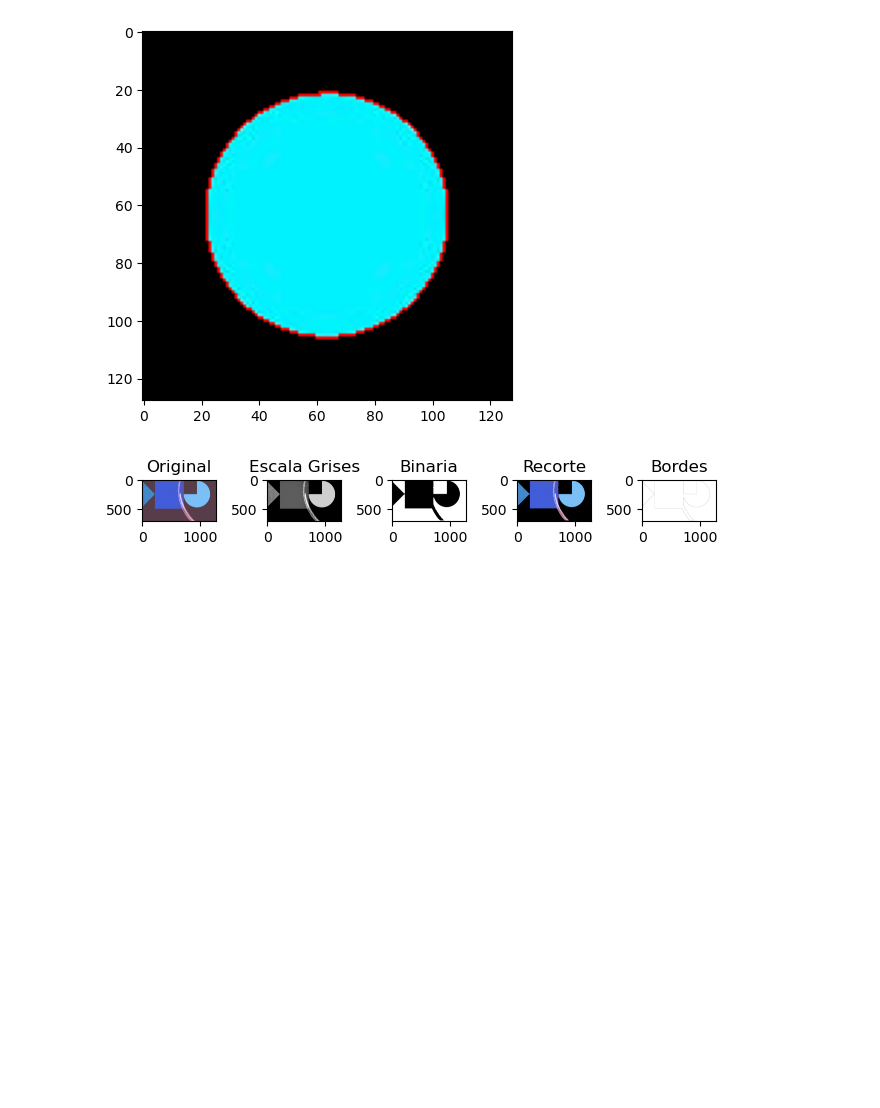
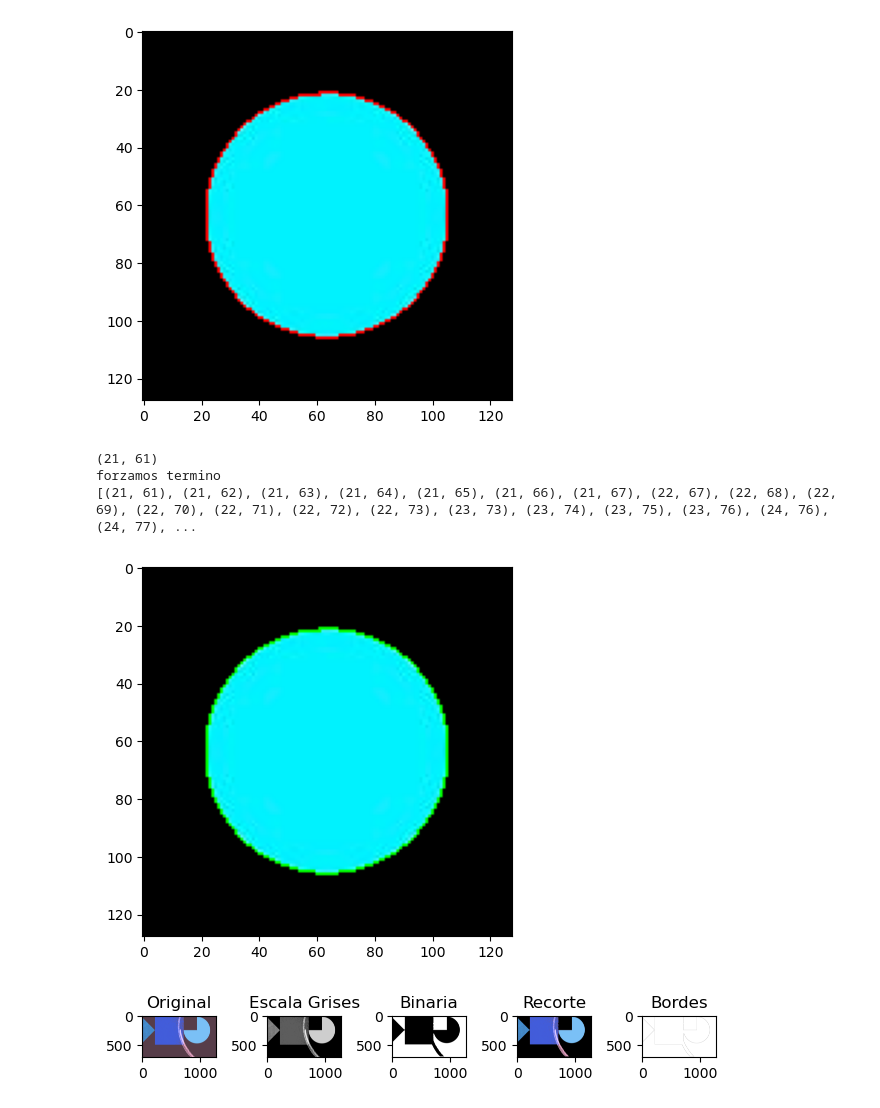
Before and after one commit to DiegoCastr00/VisionArtificial, a Jupyter notebook: main.ipynb, the cells around one changed output. Drawn from its saved outputs; the diff is of its cells as text; code cells hidden in the pictures; blank space fills up the shorter version.

Commit message:
bettle listo again

```diff
--- a/main.ipynb
+++ b/main.ipynb
@@ -45,6 +46,15 @@ forzamos termino
 replaceColor(masked, borderCircle, (255,0,0))
 # %% [output]
 [figure]
+# %%
+bordes = bettle(binary)
+print(bordes)
+replaceColor(masked, borderCircle, (0,255,0))
+# %% [output]
+(21, 61)
+forzamos termino
+[(21, 61), (21, 62), (21, 63), (21, 64), (21, 65), (21, 66), (21, 67), (22, 67), (22, 68), (22, 69), (22, 70), (22, 71), (22, 72), (22, 73), (23, 73), (23, 74), (23, 75), (23, 76), (24, 76), (24, 77), ...
+[figure, added]
 # %%
 image1 = cv2.imread('imagenesPruebas/formas.png')
 imgGray1 = rgb2gray(image1)
```
Also changed, not shown: parts of 4 cells of this notebook, 3 other files.
